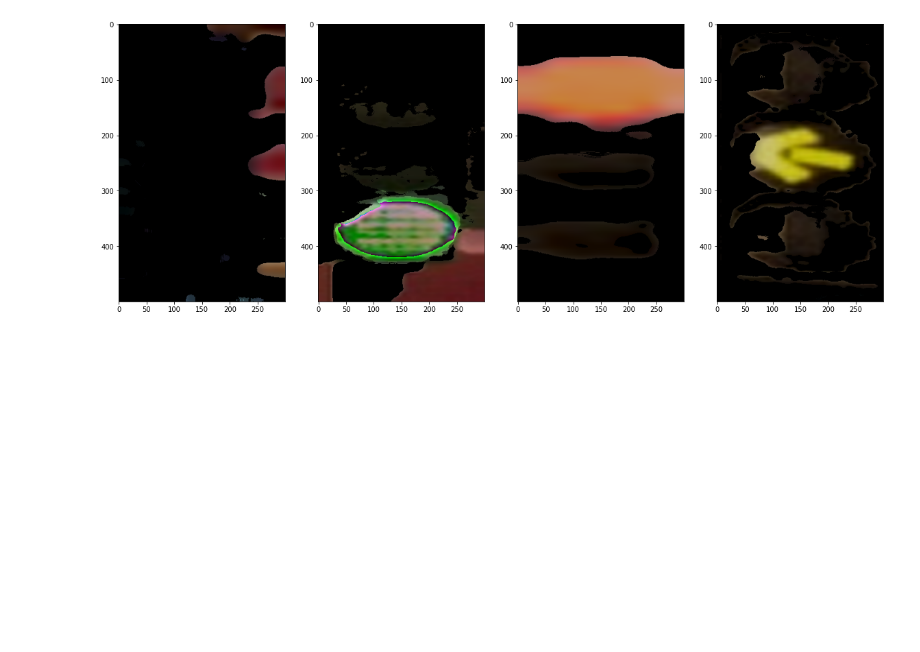
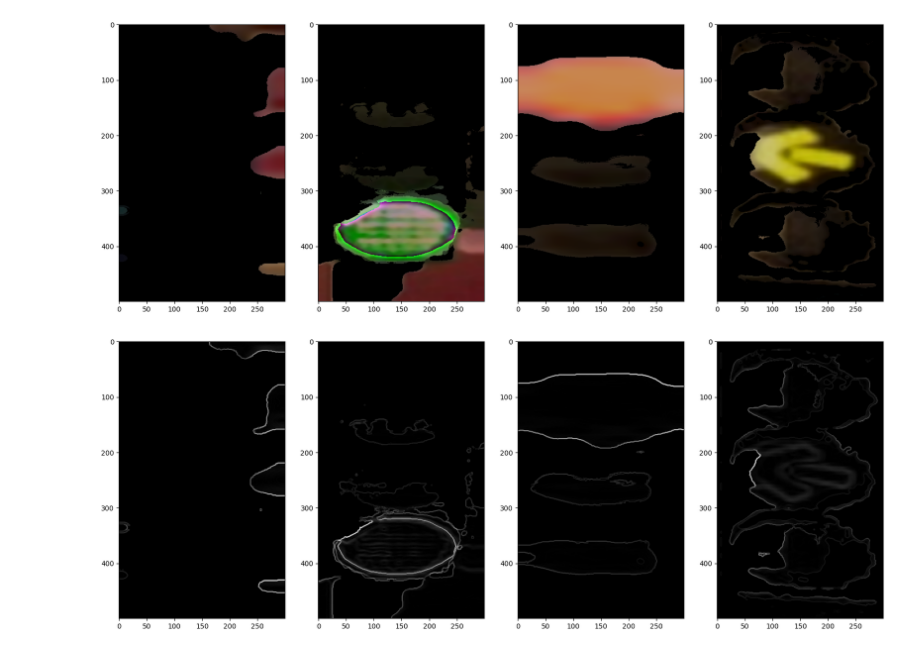
Before and after one commit to mausneg/Deteksi-dan-Klasifikasi-Lampu-Lalu-Lintas, a Jupyter notebook: MyProject/Fix.ipynb, the cells around one changed output. Cells and saved outputs as stored; diff of their text form; code cells hidden in the pictures; blank space fills up the shorter version.

```diff
--- a/MyProject/Fix.ipynb
+++ b/MyProject/Fix.ipynb
@@ -98,6 +108,6 @@ yellow_424.jpg
 # %%
 segments = []
-for img in normalize:
+for img in medians:
     segments.append(segment(img))
 # %%
 tampilFoto([segments[0],segments[600],segments[1200],segments[2001]])
@@ -110,0 +116,19 @@ tampilFoto([segments[0],segments[600],segments[1200],segments[2001]])
+# %%
+def eros(image):
+    gray = cv2.cvtColor(image, cv2.COLOR_BGR2GRAY)
+
+    gradient_x = cv2.Sobel(gray, cv2.CV_64F, 1, 0, ksize=3)
+    gradient_y = cv2.Sobel(gray, cv2.CV_64F, 0, 1, ksize=3)
+
+    result = np.sqrt(gradient_x**2 + gradient_y**2)
+
+    return result
+# %%
+eroded = []
+for erosi in segments:
+    erosi = eros(erosi)
+    eroded.append(erosi)
+# %%
+tampilFoto([eroded[0],eroded[600],eroded[1200],eroded[2001]])
+# %% [output]
+[figure, added]
```
Also changed, not shown: parts of 19 cells of this notebook, 3 other files.
